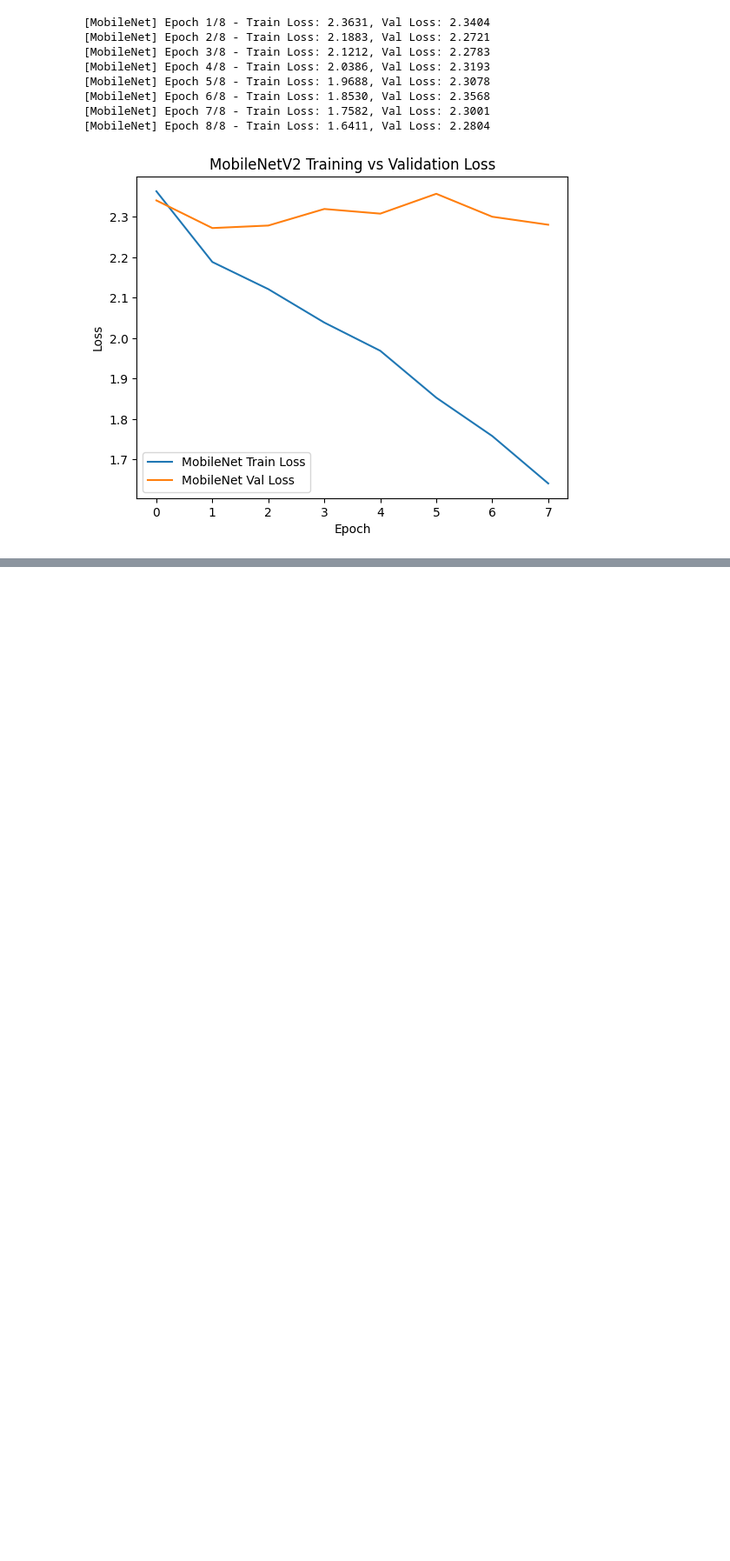
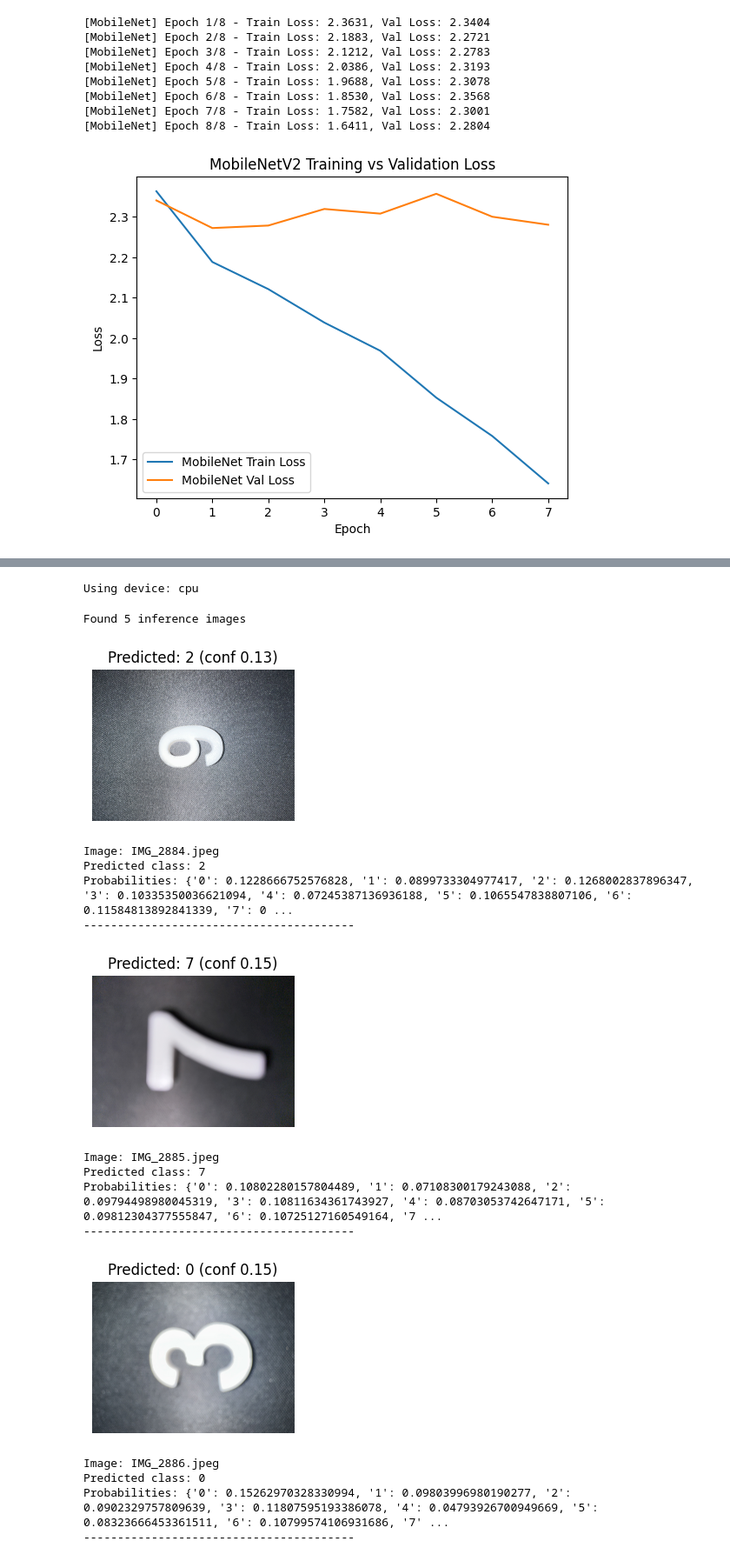
Before and after one commit to JTFPV/PuzzArm_CRISPDM_Jt, a Jupyter notebook: models/PuzzArm_Training_Notebook.ipynb, the cells around one changed output, grey strips where cells are left out. Shown at 87% size. Saved outputs shown, nothing was run; the diff lists cells and outputs as text; code cells hidden in the pictures; blank space fills up the shorter version.

```diff
--- a/models/PuzzArm_Training_Notebook.ipynb
+++ b/models/PuzzArm_Training_Notebook.ipynb
@@ -391,0 +439,79 @@ ValueError: Number of classes, 7, does not match size of target_names, 10. Try s
+# %%
+import glob
+from PIL import Image
+from torchvision import transforms
+
+device = torch.device("cuda" if torch.cuda.is_available() else "cpu")
+print("Using device:", device)
+
+num_classes = len(class_names)
+
+deploy_model = models.mobilenet_v2(weights=None)
+in_features = deploy_model.classifier[1].in_features
+deploy_model.classifier[1] = nn.Linear(in_features, num_classes)
+
+state_dict = torch.load("/content/puzzarm_mobilenet_v2.pth",
+                        map_location=device)
+deploy_model.load_state_dict(state_dict)
+deploy_model = deploy_model.to(device)
+deploy_model.eval()
+
+inference_transform = transforms.Compose([
+    transforms.Grayscale(num_output_channels=3),
+    transforms.Resize((128, 128)),
+    transforms.ToTensor(),
+    transforms.Normalize([0.5, 0.5, 0.5], [0.5, 0.5, 0.5])
+])
+# %% [output]
+Using device: cpu
+# %%
+def predict_image(img_path, model):
+    image = Image.open(img_path).convert("RGB")
+    tensor = inference_transform(image).unsqueeze(0).to(device)
+
+    with torch.no_grad():
+        outputs = model(tensor)
+        probs = torch.softmax(outputs, dim=1)
+        conf, pred_idx = torch.max(probs, 1)
+
+    predicted_class = class_names[pred_idx.item()]
+    confidence = conf.item()
+    all_probs = probs.cpu().numpy()[0]
+
+    return image, predicted_class, confidence, all_probs
+# %%
+inference_dir = "/content/inference_samples"
+image_paths = sorted(glob.glob(inference_dir + "/*.jpeg"))
+
+print("Found", len(image_paths), "inference images")
+
+for img_path in image_paths:
+    img, pred_class, conf, all_probs = predict_image(img_path, deploy_model)
+
+    plt.figure(figsize=(3,3))
+    plt.imshow(img)
+    plt.axis("off")
+    plt.title(f"Predicted: {pred_class} (conf {conf:.2f})")
+    plt.show()
+
+    print("Image:", os.path.basename(img_path))
+    print("Predicted class:", pred_class)
+    print("Probabilities:", {c: float(p) for c, p in zip(class_names, all_probs)})
+    print("-" * 40)
+# %% [output]
+Found 5 inference images
+[figure, added]
+Image: IMG_2884.jpeg
+Predicted class: 2
+Probabilities: {'0': 0.1228666752576828, '1': 0.0899733304977417, '2': 0.1268002837896347, '3': 0.10335350036621094, '4': 0.07245387136936188, '5': 0.1065547838807106, '6': 0.11584813892841339, '7': 0 ...
+----------------------------------------
+[figure, added]
+Image: IMG_2885.jpeg
+Predicted class: 7
+Probabilities: {'0': 0.10802280157804489, '1': 0.07108300179243088, '2': 0.09794498980045319, '3': 0.10811634361743927, '4': 0.08703053742647171, '5': 0.09812304377555847, '6': 0.10725127160549164, '7 ...
+----------------------------------------
+[figure, added]
+Image: IMG_2886.jpeg
+Predicted class: 0
+Probabilities: {'0': 0.15262970328330994, '1': 0.09803996980190277, '2': 0.0902329757809639, '3': 0.11807595193386078, '4': 0.04793926700949669, '5': 0.08323666453361511, '6': 0.10799574106931686, '7' ...
+----------------------------------------
```
Also changed, not shown: parts of 10 cells of this notebook.
